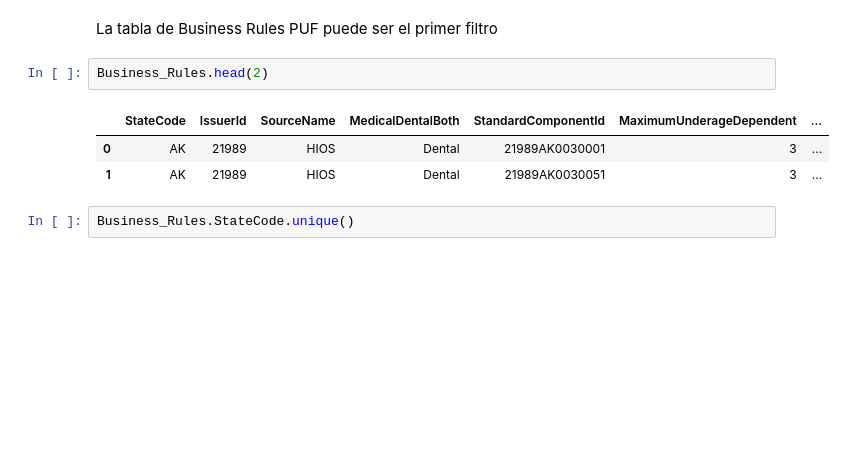
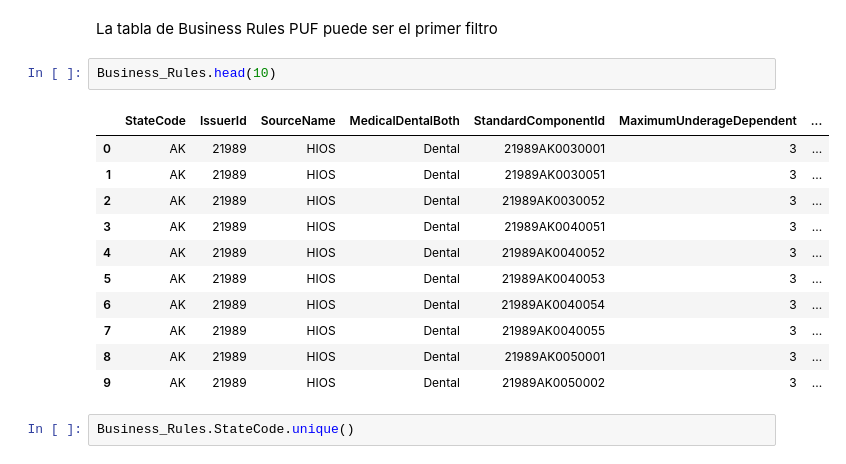
Before and after one commit to CarlosAlvarado-git/Proyecto_Final_BI, a Jupyter notebook: DataPreparation.ipynb, the cells around one changed output. Saved outputs shown, nothing was run; the diff lists cells and outputs as text; blank space fills up the shorter version.

```diff
--- a/DataPreparation.ipynb
+++ b/DataPreparation.ipynb
@@ -86,11 +86,19 @@ Index(['StateCode', 'IssuerId', 'SourceName', 'PlanId', 'RatingAreaId',
 # %% [markdown]
 La tabla de Business Rules PUF puede ser el primer filtro
 # %%
-Business_Rules.head(2)
+Business_Rules.head(10)
 # %% [output]
 |  | StateCode | IssuerId | SourceName | MedicalDentalBoth | StandardComponentId | MaximumUnderageDependent | ... |
 | 0 | AK | 21989 | HIOS | Dental | 21989AK0030001 | 3 | ... |
 | 1 | AK | 21989 | HIOS | Dental | 21989AK0030051 | 3 | ... |
+| 2 | AK | 21989 | HIOS | Dental | 21989AK0030052 | 3 | ... |
+| 3 | AK | 21989 | HIOS | Dental | 21989AK0040051 | 3 | ... |
+| 4 | AK | 21989 | HIOS | Dental | 21989AK0040052 | 3 | ... |
+| 5 | AK | 21989 | HIOS | Dental | 21989AK0040053 | 3 | ... |
+| 6 | AK | 21989 | HIOS | Dental | 21989AK0040054 | 3 | ... |
+| 7 | AK | 21989 | HIOS | Dental | 21989AK0040055 | 3 | ... |
+| 8 | AK | 21989 | HIOS | Dental | 21989AK0050001 | 3 | ... |
+| 9 | AK | 21989 | HIOS | Dental | 21989AK0050002 | 3 | ... |
 # %%
 Business_Rules.StateCode.unique()
 # %% [output]
```
Also changed, not shown: parts of 22 cells of this notebook, 1 other file.
